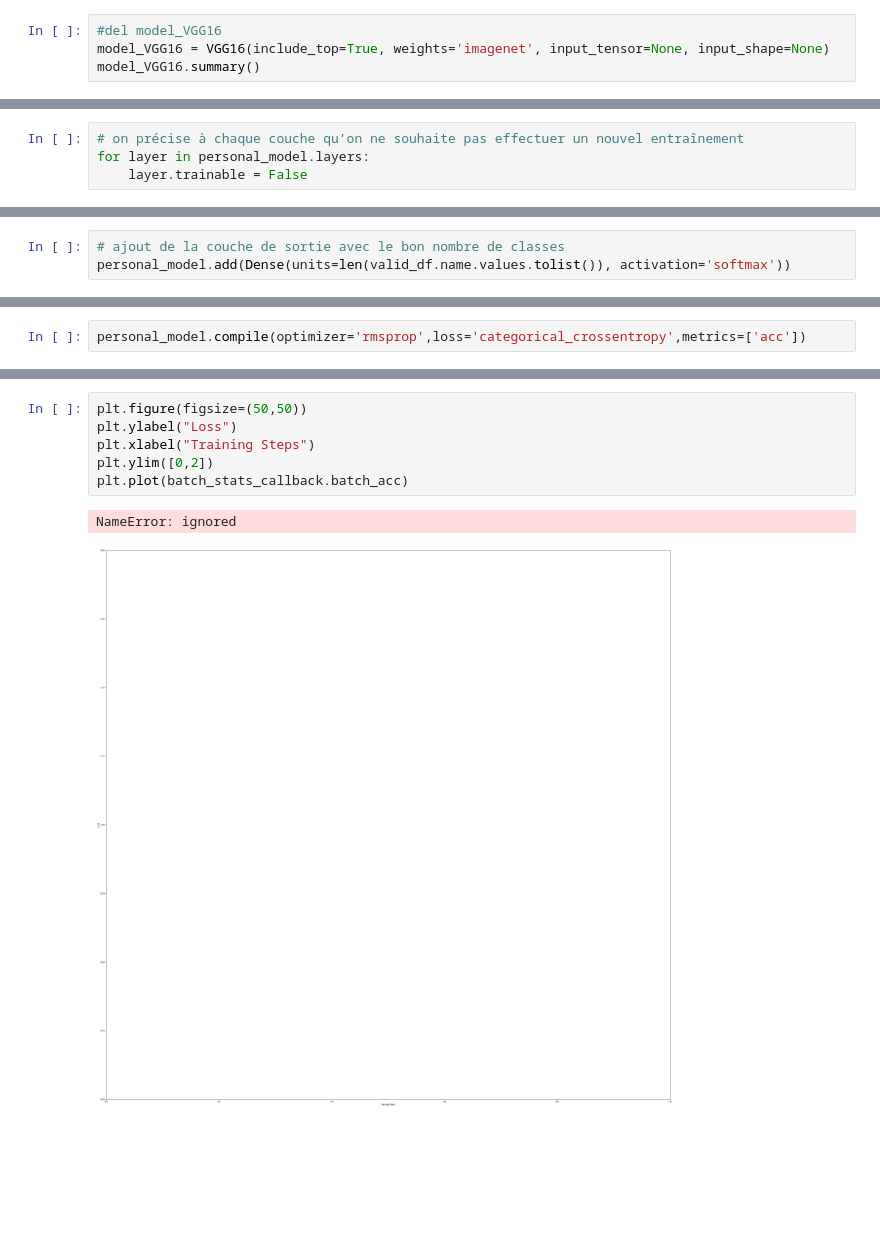
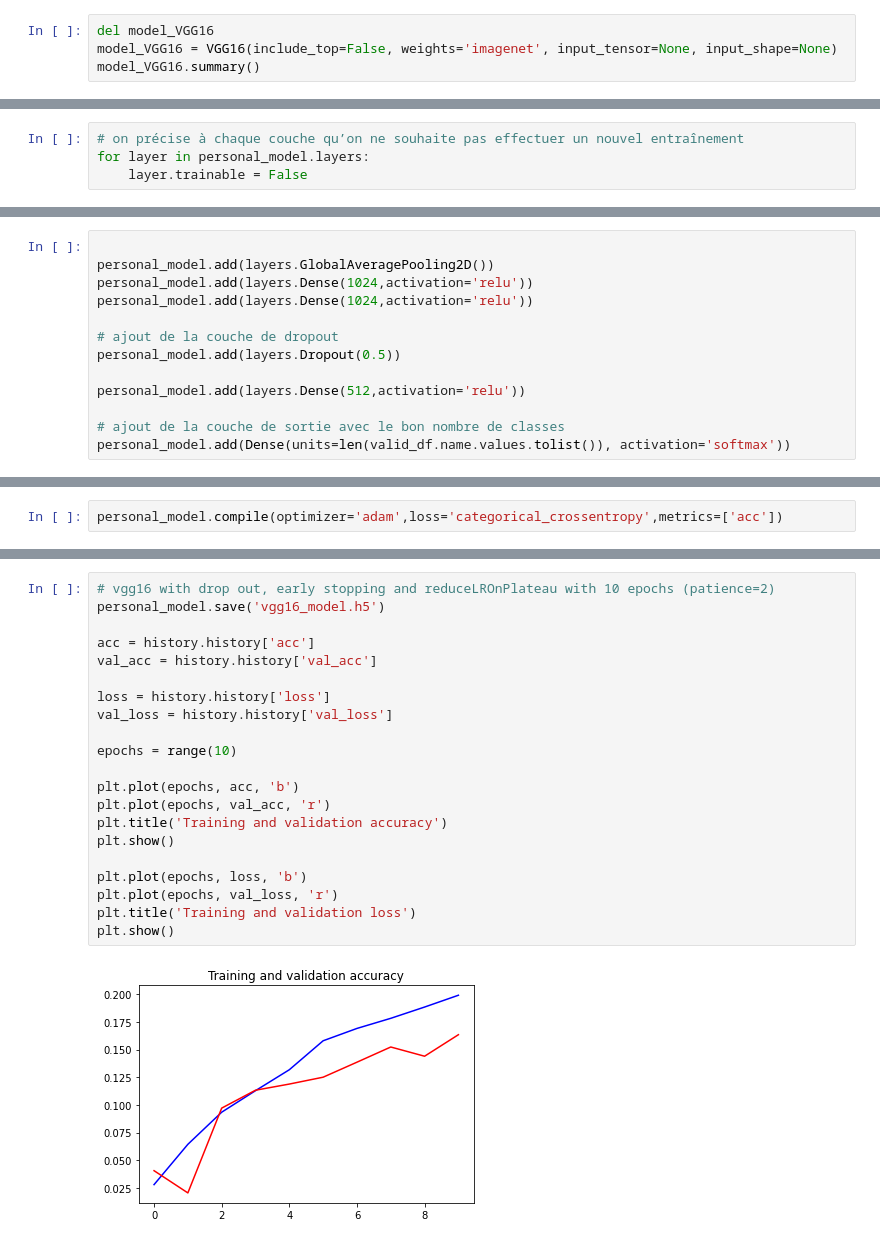
Before and after one commit to rbtkay/dog_breed_recognizer, a Jupyter notebook: transfert_learning.ipynb, the cells around one changed output, grey strips where cells are left out. Cells and saved outputs as stored; diff of their text form; blank space fills up the shorter version.

Commit message:
[NOTEBOOK] VGG16 enhanced with new layers

```diff
--- a/transfert_learning.ipynb
+++ b/transfert_learning.ipynb
@@ -194,7 +185,7 @@ plt.show()
 # %% [markdown]
 ## Instanciation de VGG16
 # %%
-#del model_VGG16
-model_VGG16 = VGG16(include_top=True, weights='imagenet', input_tensor=None, input_shape=None)
+del model_VGG16
+model_VGG16 = VGG16(include_top=False, weights='imagenet', input_tensor=None, input_shape=None)
 model_VGG16.summary()
 # %% [output]
@@ -289,4 +280,14 @@ for layer in personal_model.layers:
 # %%
+
+personal_model.add(layers.GlobalAveragePooling2D())
+personal_model.add(layers.Dense(1024,activation='relu'))
+personal_model.add(layers.Dense(1024,activation='relu'))
+
+# ajout de la couche de dropout
+personal_model.add(layers.Dropout(0.5))
+
+personal_model.add(layers.Dense(512,activation='relu'))
+
 # ajout de la couche de sortie avec le bon nombre de classes
 personal_model.add(Dense(units=len(valid_df.name.values.tolist()), activation='softmax'))
 # %%
@@ -311,4 +312,4 @@ Non-trainable params: 134,260,544
 _________________________________________________________________
 # %%
-personal_model.compile(optimizer='rmsprop',loss='categorical_crossentropy',metrics=['acc'])
+personal_model.compile(optimizer='adam',loss='categorical_crossentropy',metrics=['acc'])
 # %%
@@ -370,9 +388,23 @@ Epoch 15/15
-# %%
-plt.figure(figsize=(50,50))
-plt.ylabel("Loss")
-plt.xlabel("Training Steps")
-plt.ylim([0,2])
-plt.plot(batch_stats_callback.batch_acc)
-# %% [output]
-NameError: ignored
-[figure, removed]
+# %%
+# vgg16 with drop out, early stopping and reduceLROnPlateau with 10 epochs (patience=2)
+personal_model.save('vgg16_model.h5')
+
+acc = history.history['acc']
+val_acc = history.history['val_acc']
+
+loss = history.history['loss']
+val_loss = history.history['val_loss']
+
+epochs = range(10)
+
+plt.plot(epochs, acc, 'b')
+plt.plot(epochs, val_acc, 'r')
+plt.title('Training and validation accuracy')
+plt.show()
+
+plt.plot(epochs, loss, 'b')
+plt.plot(epochs, val_loss, 'r')
+plt.title('Training and validation loss')
+plt.show()
+# %% [output]
+[figure, added]
```
Also changed, not shown: parts of 19 cells of this notebook.
